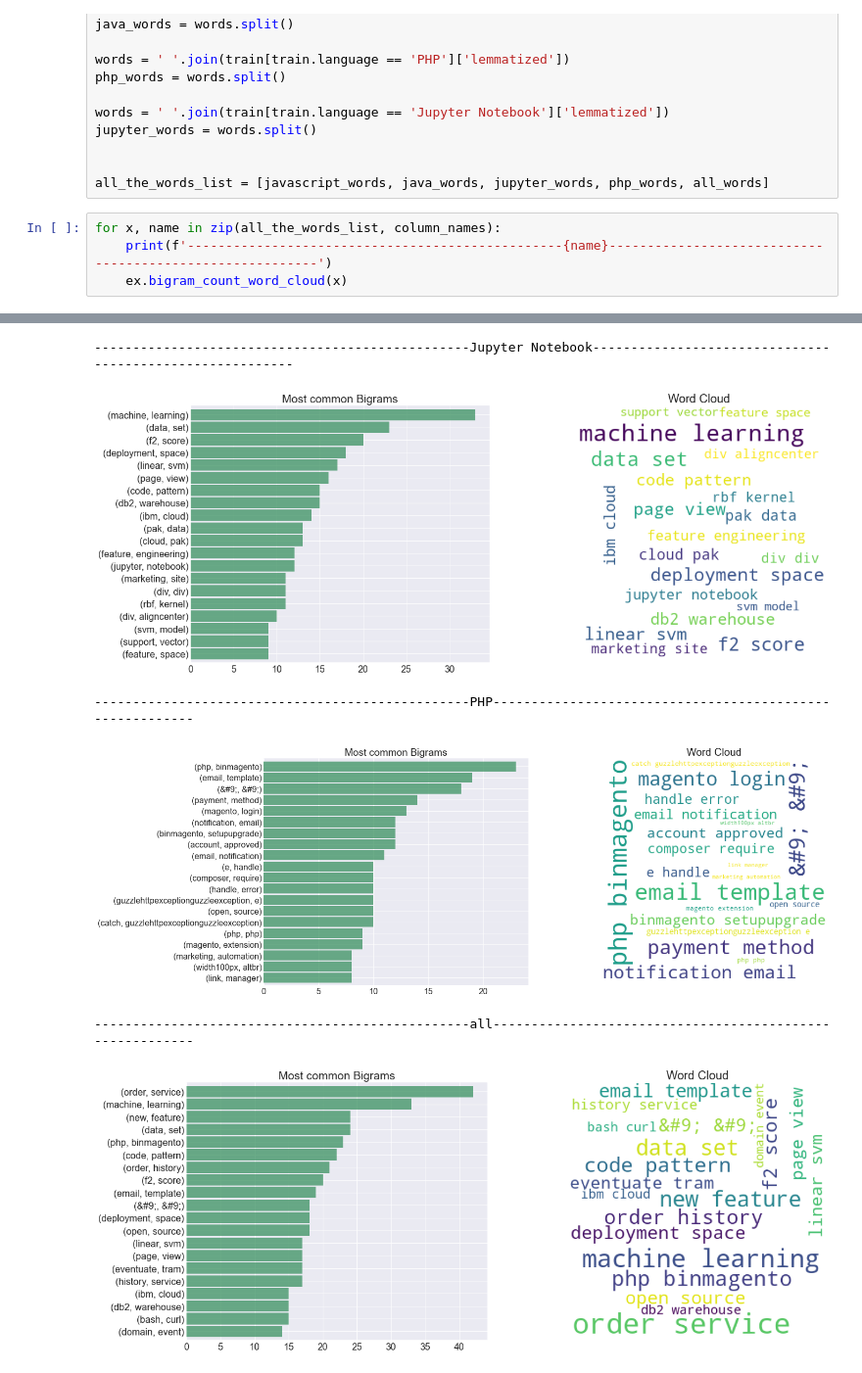
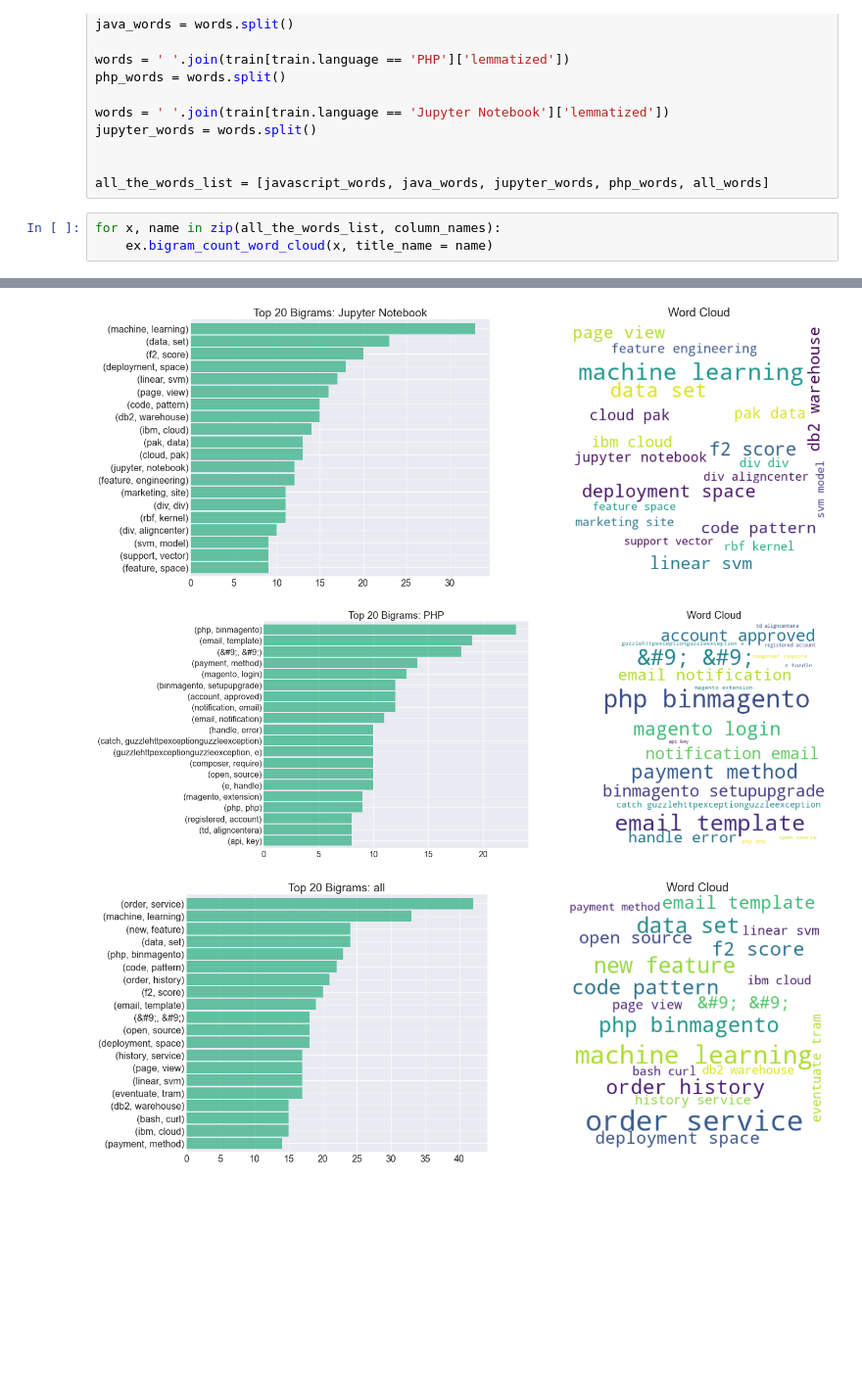
Before and after one commit to heather-desiree-carl-NLP-project/NLP-group-project, a Jupyter notebook: project_final_notebook.ipynb, the cells around one changed output, grey strips where cells are left out. Shown at 98% size. Saved outputs shown, nothing was run; the diff lists cells and outputs as text; blank space fills up the shorter version.

```diff
--- a/project_final_notebook.ipynb
+++ b/project_final_notebook.ipynb
@@ -204,6 +204,5 @@ jupyter_words = words.split()
 all_the_words_list = [javascript_words, java_words, jupyter_words, php_words, all_words]
 # %%
 for x, name in zip(all_the_words_list, column_names):
-    print(f'-------------------------------------------------{name}---------------------------------------------------------')
-    ex.bigram_count_word_cloud(x)
+    ex.bigram_count_word_cloud(x, title_name = name)
 # %% [output]
@@ -214,8 +211,5 @@ for x, name in zip(all_the_words_list, column_names):
--------------------------------------------------Jupyter Notebook---------------------------------------------------------
-[figure, old version]
+[figure, new version]
--------------------------------------------------PHP---------------------------------------------------------
-[figure, old version]
+[figure, new version]
--------------------------------------------------all---------------------------------------------------------
-[figure, old version]
+[figure, new version]
 # %%
 for x, name in zip(all_the_words_list, column_names):
```
Also changed, not shown: parts of 6 cells of this notebook.
